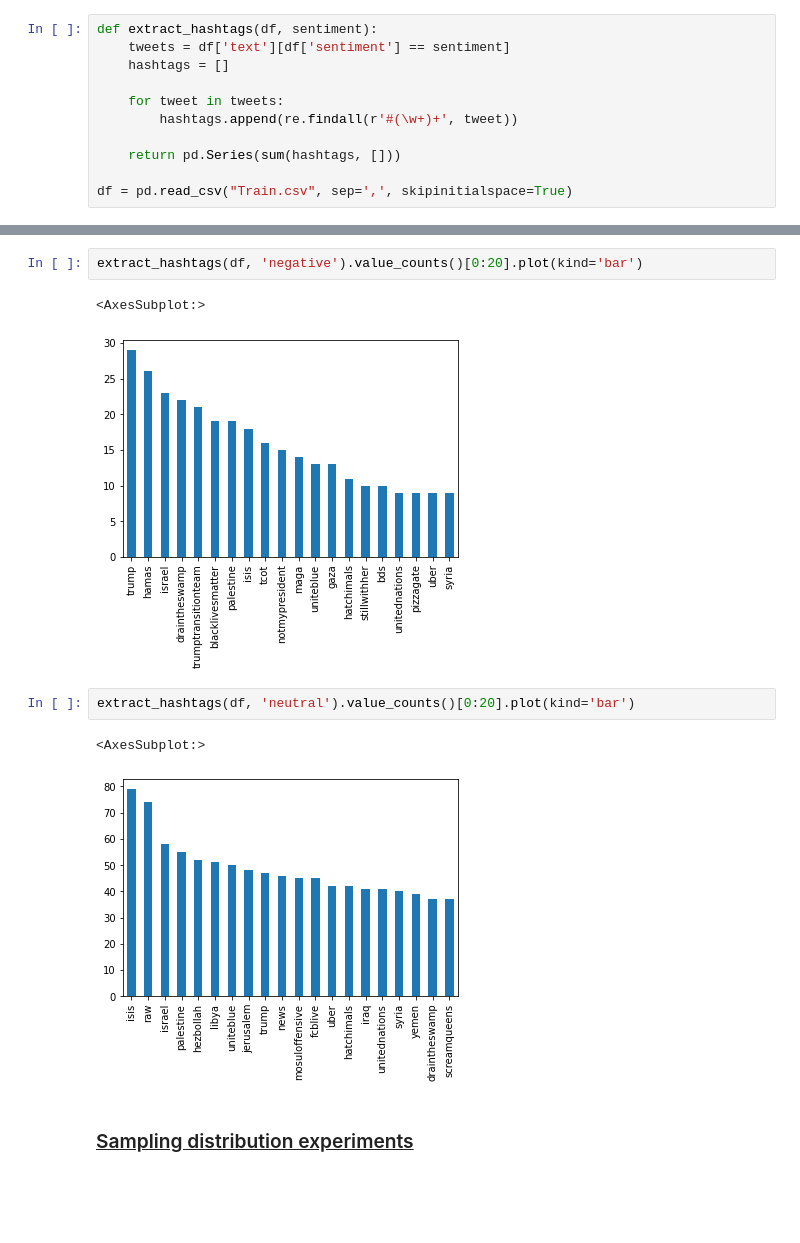
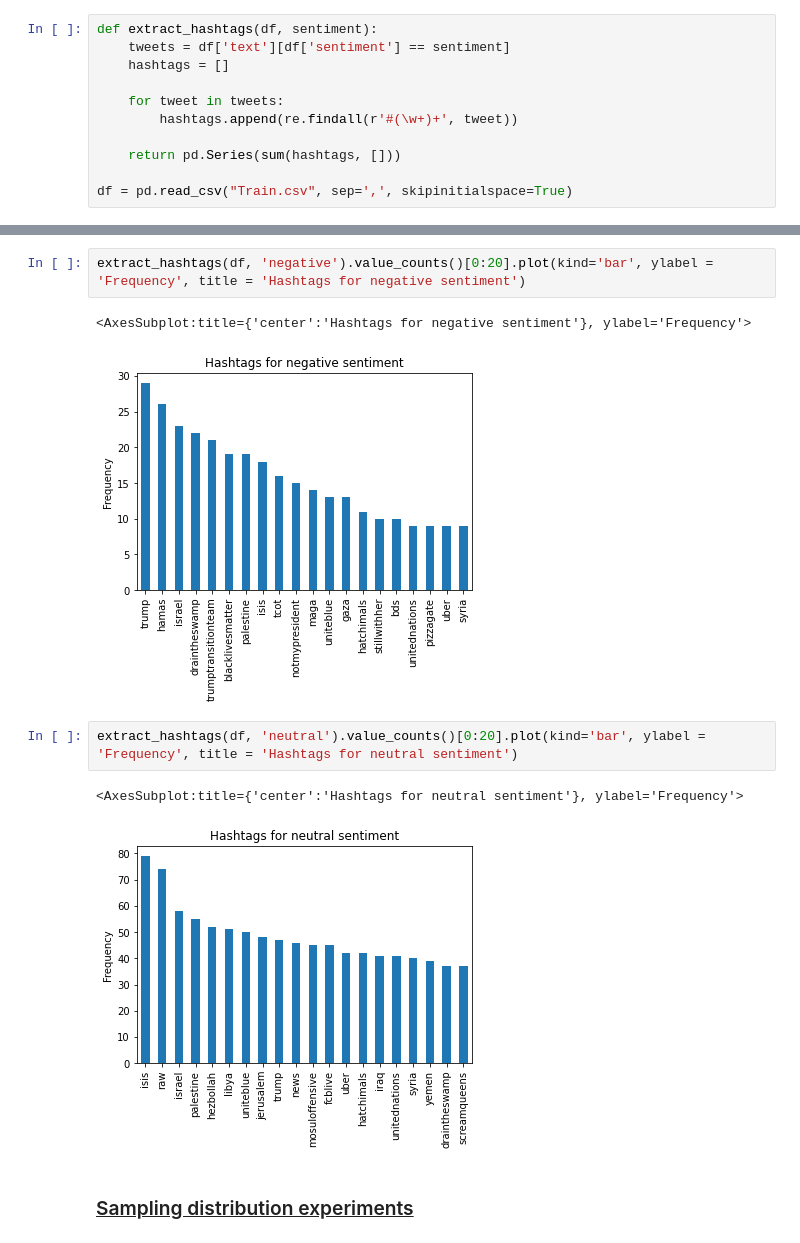
Before and after one commit to kelmanchen/tweet-sentiment-analysis, a Jupyter notebook: Assignment 2 Code.ipynb, the cells around one changed output, grey strips where cells are left out. Cells and saved outputs as stored; diff of their text form; blank space fills up the shorter version.

```diff
--- a/Assignment 2 Code.ipynb
+++ b/Assignment 2 Code.ipynb
@@ -338,13 +340,13 @@ extract_hashtags(df, 'positive').value_counts()[0:20].plot(kind='bar')
 # %%
-extract_hashtags(df, 'negative').value_counts()[0:20].plot(kind='bar')
+extract_hashtags(df, 'negative').value_counts()[0:20].plot(kind='bar', ylabel = 'Frequency', title = 'Hashtags for negative sentiment')
 # %% [output]
-<AxesSubplot:>
+<AxesSubplot:title={'center':'Hashtags for negative sentiment'}, ylabel='Frequency'>
-[figure, old version]
+[figure, new version]
 # %%
-extract_hashtags(df, 'neutral').value_counts()[0:20].plot(kind='bar')
+extract_hashtags(df, 'neutral').value_counts()[0:20].plot(kind='bar', ylabel = 'Frequency', title = 'Hashtags for neutral sentiment')
 # %% [output]
-<AxesSubplot:>
+<AxesSubplot:title={'center':'Hashtags for neutral sentiment'}, ylabel='Frequency'>
-[figure, old version]
+[figure, new version]
 # %% [markdown]
 ### <u>Sampling distribution experiments</u> ###
 # %%
```
Also changed, not shown: parts of 13 cells of this notebook.
